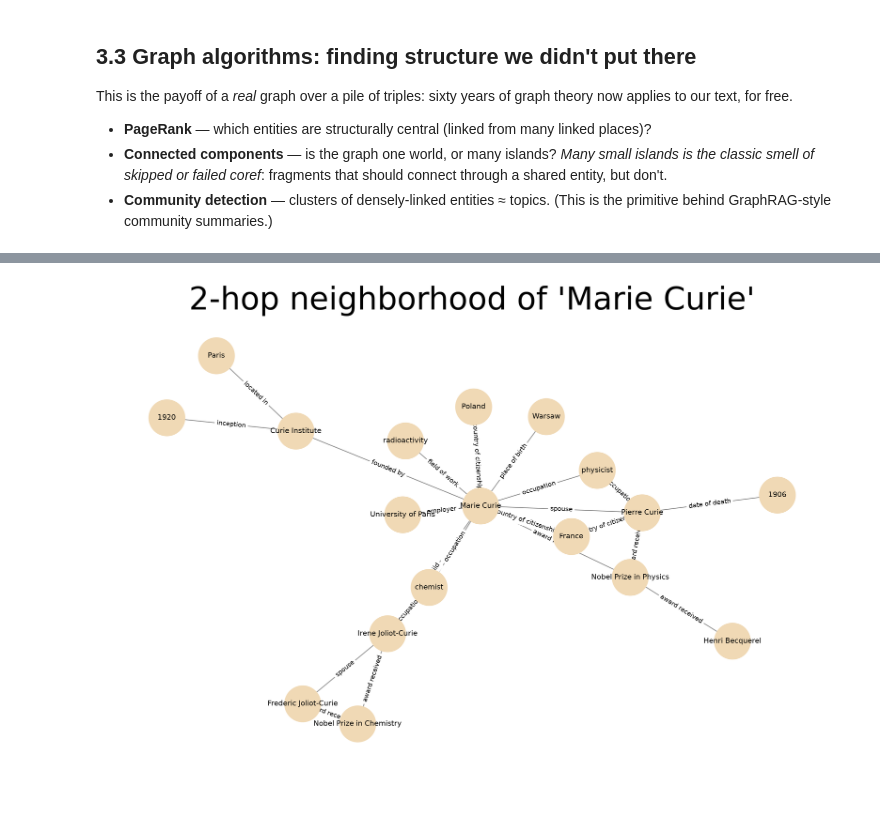
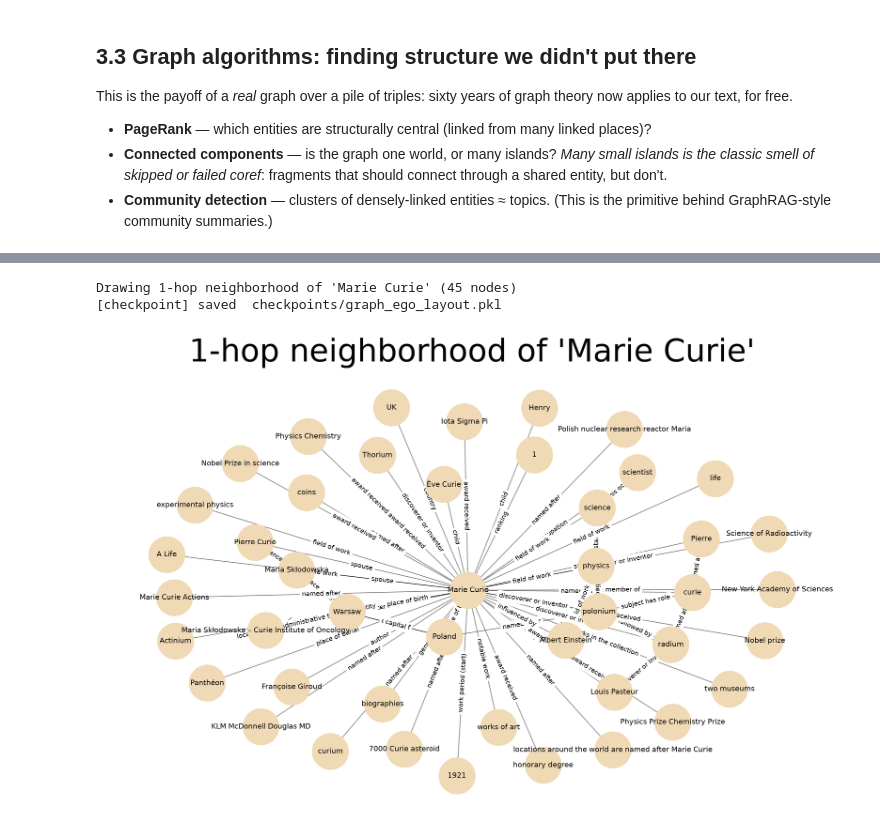
Before and after one commit to DataForScience/GraphRAG, a Jupyter notebook: 3. Graph.ipynb, the cells around one changed output, grey strips where cells are left out. Cells and saved outputs as stored; diff of their text form; code cells hidden in the pictures; blank space fills up the shorter version.

```diff
--- a/3. Graph.ipynb
+++ b/3. Graph.ipynb
@@ -150,12 +207,25 @@ for t in triples[:5]:
 # %%
-G = nx.MultiDiGraph()
-
-for head, rel, tail in triples:
-    # add_edge auto-creates missing nodes. The relation label rides along as an
-    # edge attribute — the graph-native form of a typed edge.
-    G.add_edge(head, tail, relation=rel)
+G = load_pickle("graph", TRIPLES_FP)
+if G is None:
+    G = nx.MultiDiGraph()
+    for head, rel, tail in triples:
+        # add_edge auto-creates missing nodes. The relation label rides along as an
+        # edge attribute — the graph-native form of a typed edge.
+        G.add_edge(head, tail, relation=rel)
+    save_pickle("graph", TRIPLES_FP, G)
 
 print(f"Graph: {G.number_of_nodes()} nodes, {G.number_of_edges()} edges")
+
+# Hub + high-degree nodes power the demo queries below; cache the scan.
+graph_meta = load_pickle("graph_meta", TRIPLES_FP)
+if graph_meta is None:
+    hub = max(G.nodes, key=lambda n: G.degree(n))
+    top_degree = sorted(G.nodes, key=lambda n: -G.degree(n))[:8]
+    graph_meta = {"hub": hub, "top_degree": top_degree}
+    save_pickle("graph_meta", TRIPLES_FP, graph_meta)
+else:
+    hub = graph_meta["hub"]
+    top_degree = graph_meta["top_degree"]
 
 # Peek at a few edges in (head)-[relation]->(tail) form:
 for h, t, data in list(G.edges(data=True))[:10]:
@@ -282,20 +360,47 @@ Whole-graph drawings become hairballs fast; an **ego graph** (one entity plus it
 # %%
-ego = nx.ego_graph(G.to_undirected(), hub, radius=2)
-pos = nx.spring_layout(ego, seed=42)                # deterministic layout
+VIZ_MAX_NODES = 150
 
-plt.figure(figsize=(12, 8))
-nx.draw_networkx_nodes(ego, pos, node_color="#f0d9b5", node_size=1600)
-nx.draw_networkx_labels(ego, pos, font_size=8)
-nx.draw_networkx_edges(ego, pos, alpha=0.4, arrows=False)
-edge_labels = {(u, v): d["relation"]
-               for u, v, d in G.subgraph(ego.nodes).edges(data=True)}
-nx.draw_networkx_edge_labels(ego, pos, edge_labels=edge_labels, font_size=7)
-plt.title(f"2-hop neighborhood of '{hub}'")
-plt.axis("off")
-plt.tight_layout()
-plt.show()
+def pick_viz_center(G, hub, top_degree):
+    """Entity + radius whose ego graph is small enough to lay out live."""
+    if G.number_of_edges() <= 50_000:
+        return hub, 2
+    for name in ["Marie Curie", *top_degree]:
+        if name not in G or name == "@-@":
+            continue
+        for radius in (1, 2):
+            n = nx.ego_graph(G.to_undirected(), name, radius=radius).number_of_nodes()
+            if n <= VIZ_MAX_NODES:
+                return name, radius
+    return hub, 1
+
+viz_center, viz_radius = pick_viz_center(G, hub, top_degree)
+ego = nx.ego_graph(G.to_undirected(), viz_center, radius=viz_radius)
+print(f"Drawing {viz_radius}-hop neighborhood of {viz_center!r} "
+      f"({ego.number_of_nodes()} nodes)")
+
+layout_fp = f"{TRIPLES_FP}:{viz_center}:r{viz_radius}"
+pos = load_pickle("graph_ego_layout", layout_fp)
+if pos is None:
+    pos = nx.spring_layout(ego, seed=42)            # deterministic layout
+    save_pickle("graph_ego_layout", layout_fp, pos)
 # %% [output]
-[figure, removed]
+Drawing 1-hop neighborhood of 'Marie Curie' (45 nodes)
+[checkpoint] saved  checkpoints/graph_ego_layout.pkl
+# %%
+
+plt.figure(figsize=(12, 8))
+nx.draw_networkx_nodes(ego, pos, node_color="#f0d9b5", node_size=1600)
+nx.draw_networkx_labels(ego, pos, font_size=8)
+nx.draw_networkx_edges(ego, pos, alpha=0.4, arrows=False)
+edge_labels = {(u, v): d["relation"]
+               for u, v, d in G.subgraph(ego.nodes).edges(data=True)}
+nx.draw_networkx_edge_labels(ego, pos, edge_labels=edge_labels, font_size=7)
+plt.title(f"{viz_radius}-hop neighborhood of '{viz_center}'")
+plt.axis("off")
+plt.tight_layout()
+plt.show()
+# %% [output]
+[figure, added]
 # %%
 # --- CHECKPOINT OUT: graph.graphml ---------------------------------------------------
 # GraphML is portable XML — openable in Gephi/yEd, importable into Neo4j.
```
Also changed, not shown: parts of 12 cells of this notebook, 2 other files.
